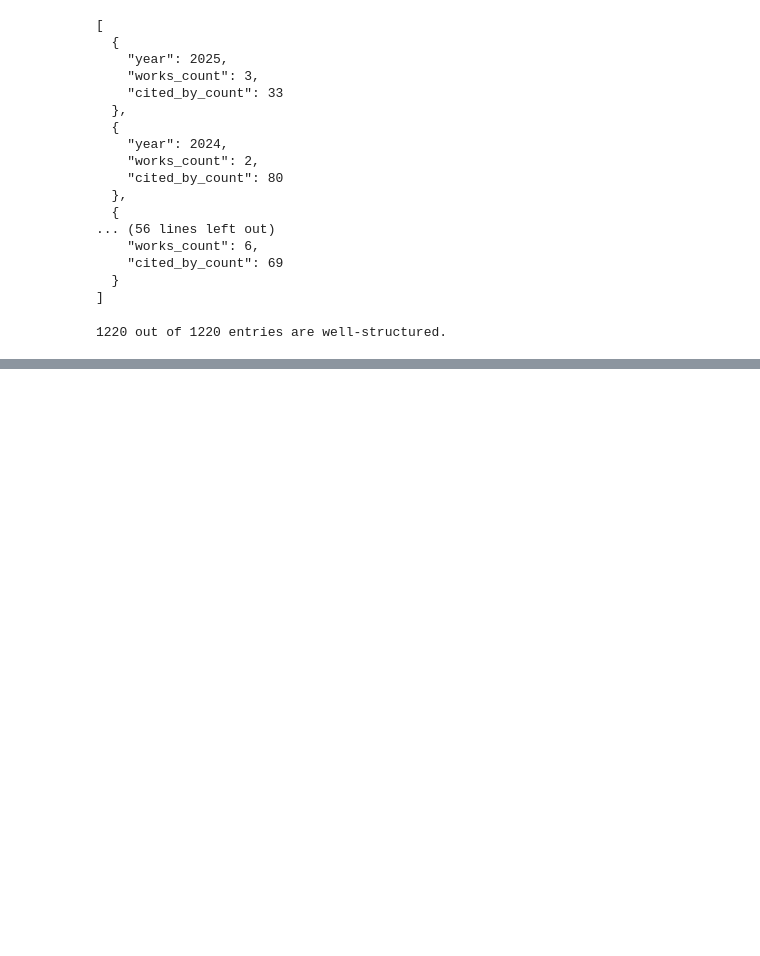
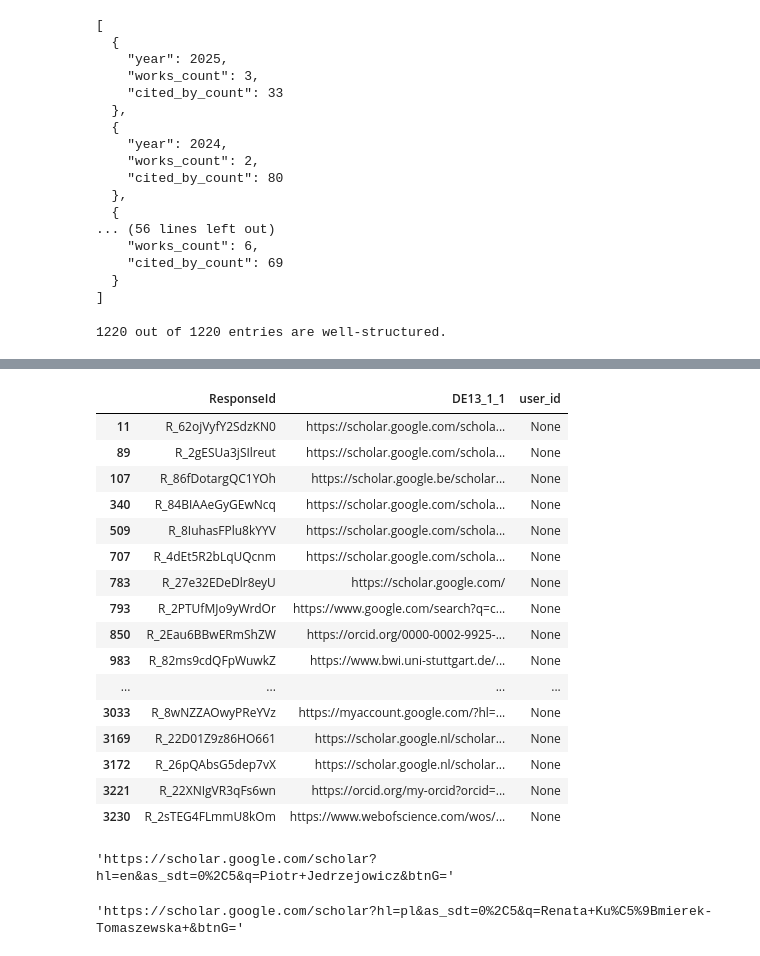
Before and after one commit to Ppandda/parenthood, a Jupyter notebook: parenthood_europe/notebooks/H1/get_data/getting_temporal_data.ipynb, the cells around one changed output, grey strips where cells are left out. Saved outputs shown, nothing was run; the diff lists cells and outputs as text; code cells hidden in the pictures; blank space fills up the shorter version.

```diff
--- a/parenthood_europe/notebooks/H1/get_data/getting_temporal_data.ipynb
+++ b/parenthood_europe/notebooks/H1/get_data/getting_temporal_data.ipynb
@@ -987,0 +990,16 @@ print(f"{validity_mask.sum()} out of {len(validity_mask)} entries are well-struc
+# %%
+import re
+
+# need to ut google scholar user id from the url
+
+def extract_user_id(entry):
+    if isinstance(entry, str):
+        # check if already a clean userid
+        if re.fullmatch(r'[a-zA-Z0-9_-]{5,}', entry.strip()):
+            return entry.strip()
+        # extract userid from url
+        if 'user=' in entry:
+            return entry.split("user=")[-1].split("&")[0].strip()
+    return None
+
+gs_df["user_id"] = gs_df["DE13_1_1"].apply(extract_user_id)
@@ -987,0 +1015,32 @@ print(f"{validity_mask.sum()} out of {len(validity_mask)} entries are well-struc
+# %%
+# Show rows where user_id is None, NaN, or 0
+mask = (gs_df['user_id'].isna()) | (gs_df['user_id'].eq(None)) | (gs_df['user_id'] == 0)
+gs_df[mask]
+# %% [output]
+|  | ResponseId | DE13_1_1 | user_id |
+| 11 | R_62ojVyfY2SdzKN0 | https://scholar.google.com/schola... | None |
+| 89 | R_2gESUa3jSIlreut | https://scholar.google.com/schola... | None |
+| 107 | R_86fDotargQC1YOh | https://scholar.google.be/scholar... | None |
+| 340 | R_84BIAAeGyGEwNcq | https://scholar.google.com/schola... | None |
+| 509 | R_8IuhasFPlu8kYYV | https://scholar.google.com/schola... | None |
+| 707 | R_4dEt5R2bLqUQcnm | https://scholar.google.com/schola... | None |
+| 783 | R_27e32EDeDlr8eyU | https://scholar.google.com/ | None |
+| 793 | R_2PTUfMJo9yWrdOr | https://www.google.com/search?q=c... | None |
+| 850 | R_2Eau6BBwERmShZW | https://orcid.org/0000-0002-9925-... | None |
+| 983 | R_82ms9cdQFpWuwkZ | https://www.bwi.uni-stuttgart.de/... | None |
+| ... | ... | ... | ... |
+| 3033 | R_8wNZZAOwyPReYVz | https://myaccount.google.com/?hl=... | None |
+| 3169 | R_22D01Z9z86HO661 | https://scholar.google.nl/scholar... | None |
+| 3172 | R_26pQAbsG5dep7vX | https://scholar.google.nl/scholar... | None |
+| 3221 | R_22XNIgVR3qFs6wn | https://orcid.org/my-orcid?orcid=... | None |
+| 3230 | R_2sTEG4FLmmU8kOm | https://www.webofscience.com/wos/... | None |
+# %%
+# so these below, instead of the userId url they apparently provided their urls with their names
+# this introduces disambuiguation, I'll return later to these. We also see some Orcids and other
+gs_df.loc[11, 'DE13_1_1']
+# %% [output]
+'https://scholar.google.com/scholar?hl=en&as_sdt=0%2C5&q=Piotr+Jedrzejowicz&btnG='
+# %%
+gs_df.loc[89, 'DE13_1_1']
+# %% [output]
+'https://scholar.google.com/scholar?hl=pl&as_sdt=0%2C5&q=Renata+Ku%C5%9Bmierek-Tomaszewska+&btnG='
```
Also changed, not shown: parts of 10 cells of this notebook, 1 other file.
